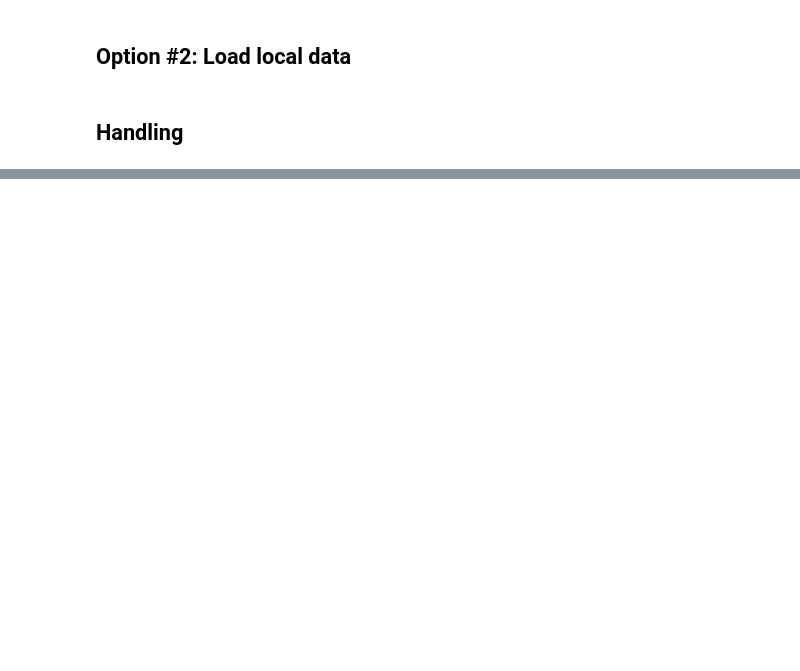
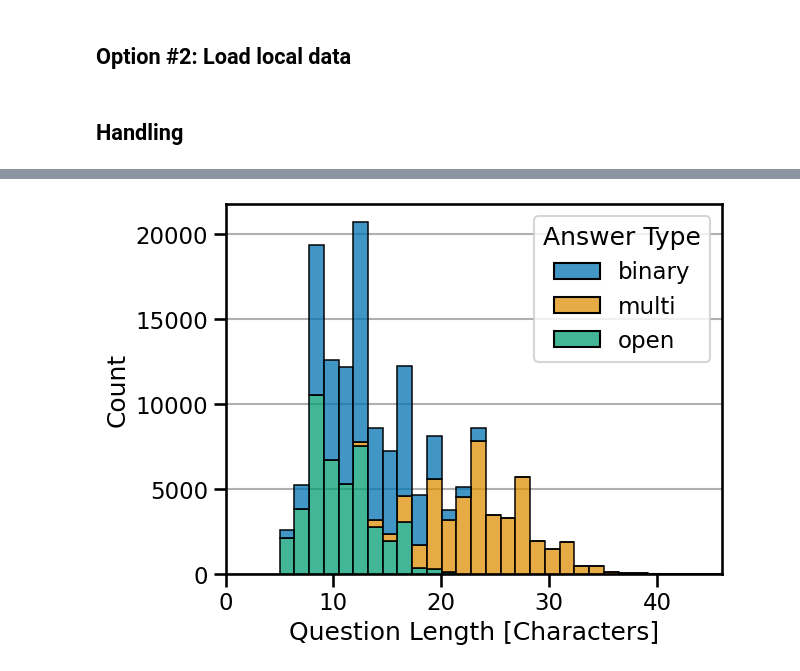
Before and after one commit to mauricekraus/quants-generate, a Jupyter notebook: time_qa-dataset/notebooks/Statistics.ipynb, the cells around one changed output, grey strips where cells are left out. Cells and saved outputs as stored; diff of their text form; code cells hidden in the pictures; blank space fills up the shorter version.

```diff
--- a/time_qa-dataset/notebooks/Statistics.ipynb
+++ b/time_qa-dataset/notebooks/Statistics.ipynb
@@ -212,0 +200,20 @@ data_unique.nunique()[["Description", "Q&A", "Question Type", "Question", "Answe
+# %%
+df = data.copy()
+df["Question Length [Characters]"] = df["Question"].str.split().apply(len)
+ax = sns.histplot(
+    data=df,
+    x="Question Length [Characters]",
+    hue="Answer Type",
+    bins=30,
+    multiple="stack",
+    palette="colorblind",
+    alpha=0.75,
+    zorder=10,
+)
+ax.yaxis.grid(True, zorder=5)
+ax.set_xlim(0, df["Question Length [Characters]"].max())
+
+plt.savefig("question_length_histogram.pdf", bbox_inches="tight", pad_inches=0)
+pass
+# %% [output]
+[figure, added]
```
Also changed, not shown: parts of 16 cells of this notebook.
